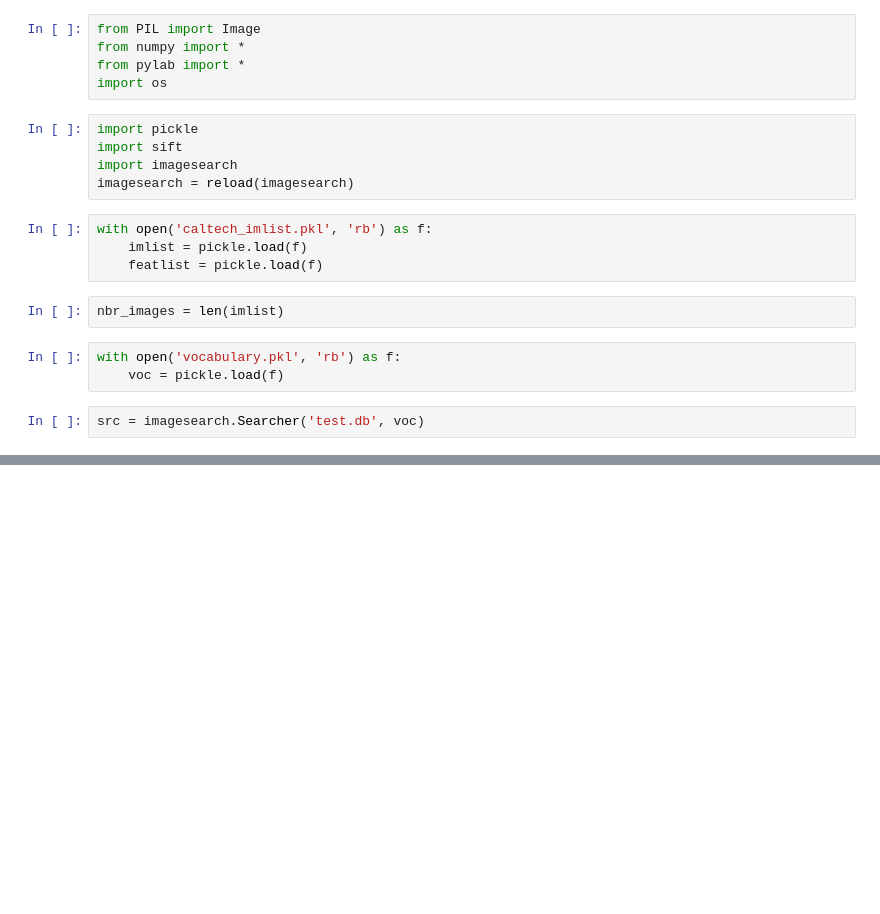
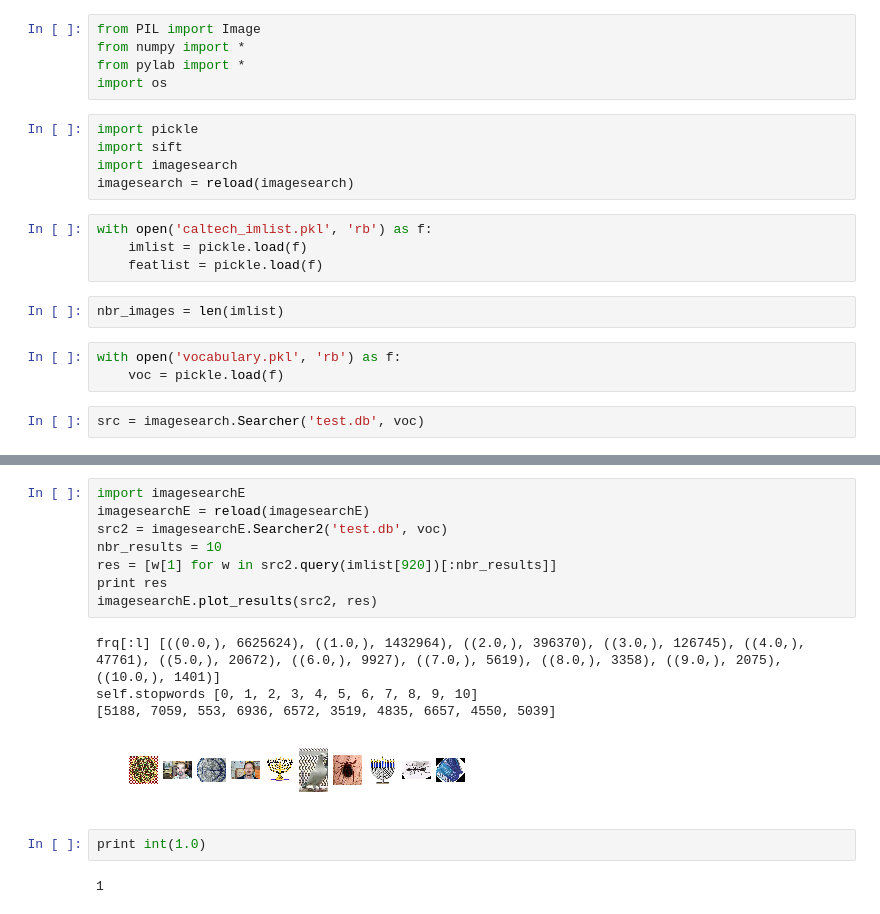
Before and after one commit to moizumi99/CVBookExercise, a Jupyter notebook: Chapter-7/CV Book Ch 7 Exercise 1.ipynb, the cells around one changed output, grey strips where cells are left out. Saved outputs shown, nothing was run; the diff lists cells and outputs as text; blank space fills up the shorter version.

```diff
--- a/Chapter-7/CV Book Ch 7 Exercise 1.ipynb
+++ b/Chapter-7/CV Book Ch 7 Exercise 1.ipynb
@@ -45,0 +57,17 @@ imagesearch.plot_results(src, res, figsize=(16, 8))
+# %%
+import imagesearchE
+imagesearchE = reload(imagesearchE)
+src2 = imagesearchE.Searcher2('test.db', voc)
+nbr_results = 10
+res = [w[1] for w in src2.query(imlist[920])[:nbr_results]]
+print res
+imagesearchE.plot_results(src2, res)
+# %% [output]
+frq[:l] [((0.0,), 6625624), ((1.0,), 1432964), ((2.0,), 396370), ((3.0,), 126745), ((4.0,), 47761), ((5.0,), 20672), ((6.0,), 9927), ((7.0,), 5619), ((8.0,), 3358), ((9.0,), 2075), ((10.0,), 1401)]
+self.stopwords [0, 1, 2, 3, 4, 5, 6, 7, 8, 9, 10]
+[5188, 7059, 553, 6936, 6572, 3519, 4835, 6657, 4550, 5039]
+[figure, added]
+# %%
+print int(1.0)
+# %% [output]
+1
```
Also changed, not shown: parts of 4 cells of this notebook.
